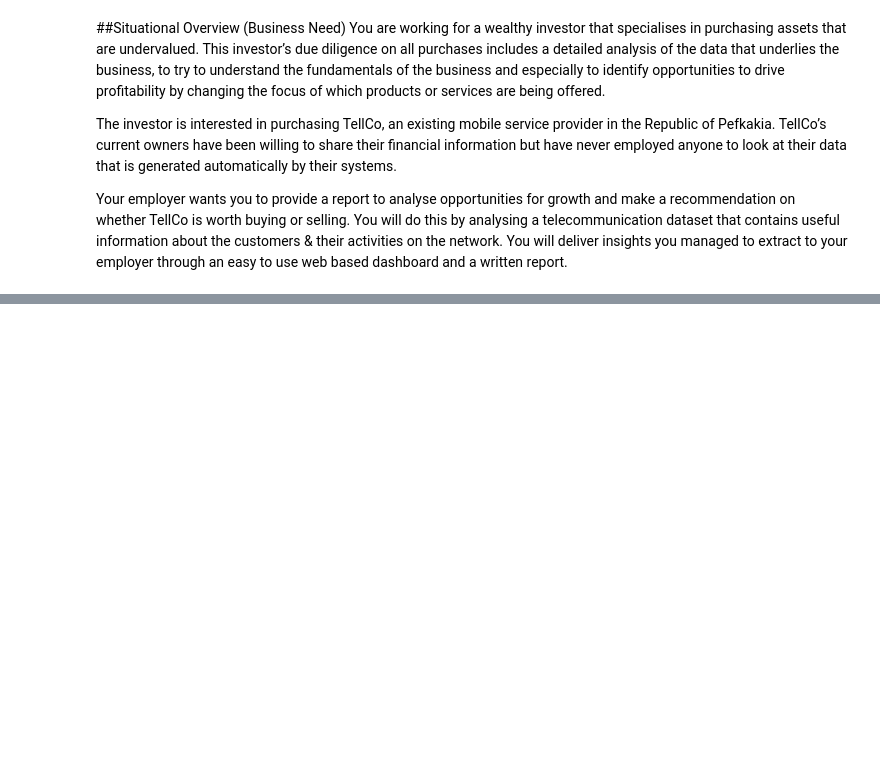
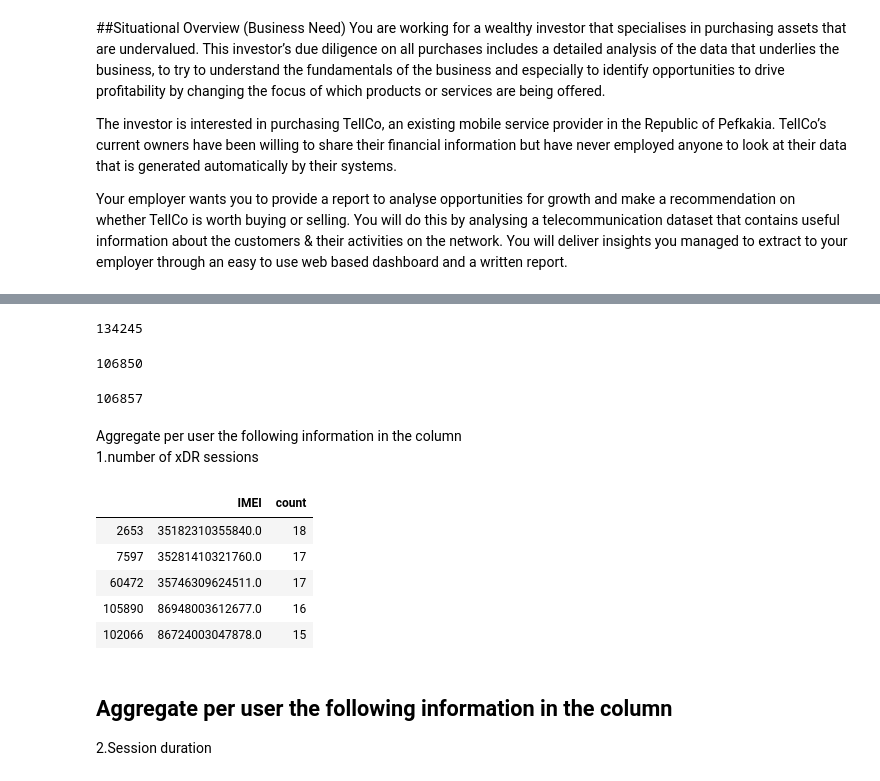
Before and after one commit to bwibokhaabi/Telecomms, a Jupyter notebook: notebooks/eda.ipynb, the cells around one changed output, grey strips where cells are left out. Cells and saved outputs as stored; diff of their text form; code cells hidden in the pictures; blank space fills up the shorter version.

```diff
--- a/notebooks/eda.ipynb
+++ b/notebooks/eda.ipynb
@@ -121,0 +268,30 @@ Name: phone_name, dtype: object
+# %%
+df.Bearer_Id.nunique()
+# %% [output]
+134245
+# %%
+df.IMSI.nunique()
+# %% [output]
+106850
+# %%
+df.IMEI.nunique()
+# %% [output]
+106857
+# %% [markdown]
+Aggregate per user the following information in the column
+1.number of xDR sessions
+# %%
+user_sessions=df.groupby(['IMEI'])["Dur. (ms)"].count().reset_index(name='count')
+# %%
+user_sessions.sort_values(['count'], ascending=False).head(5)
+# %% [output]
+|  | IMEI | count |
+| 2653 | 35182310355840.0 | 18 |
+| 7597 | 35281410321760.0 | 17 |
+| 60472 | 35746309624511.0 | 17 |
+| 105890 | 86948003612677.0 | 16 |
+| 102066 | 86724003047878.0 | 15 |
+# %% [markdown]
+## Aggregate per user the following information in the column
+
+2.Session duration
```
Also changed, not shown: parts of 69 cells of this notebook, 1 other file.
